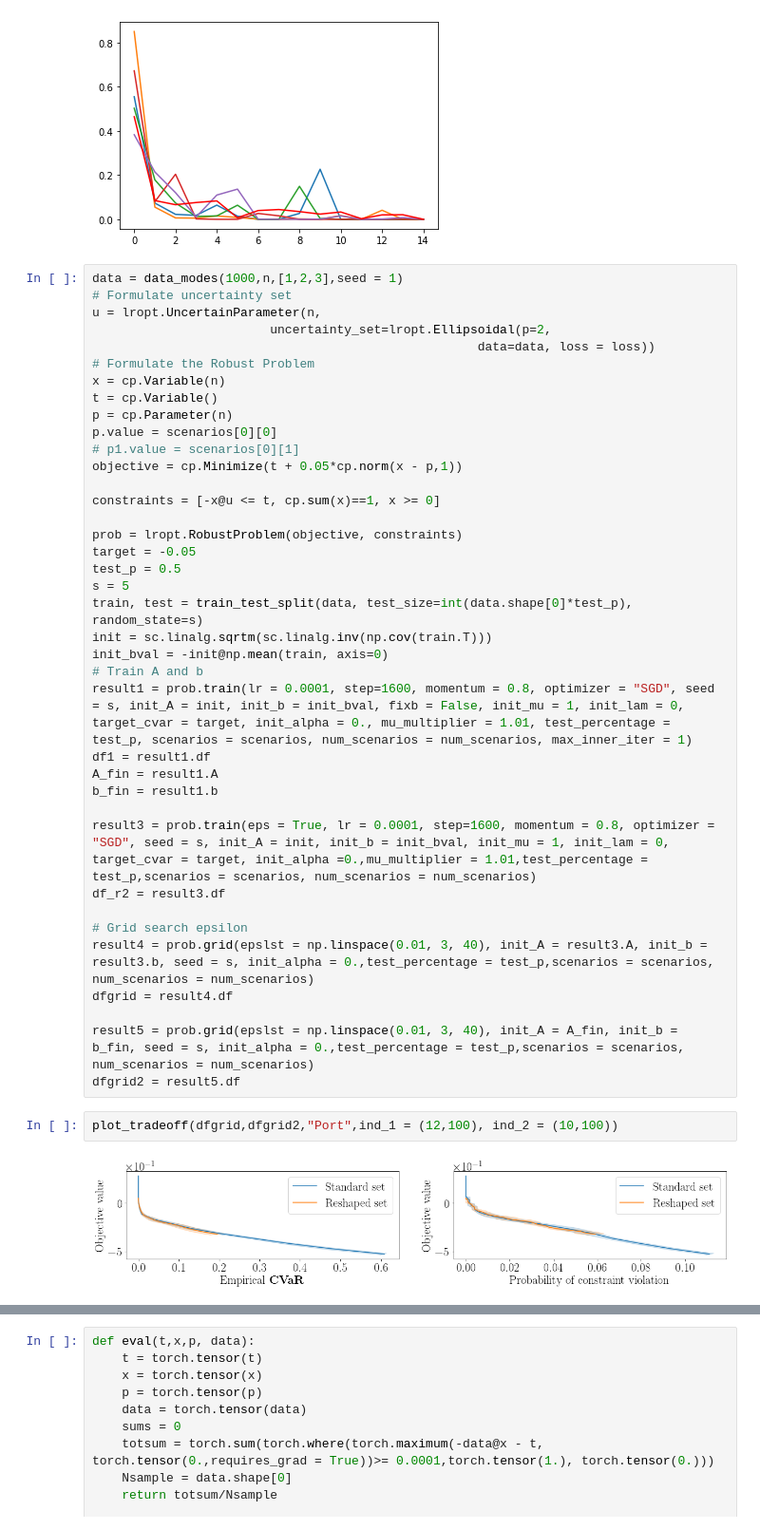
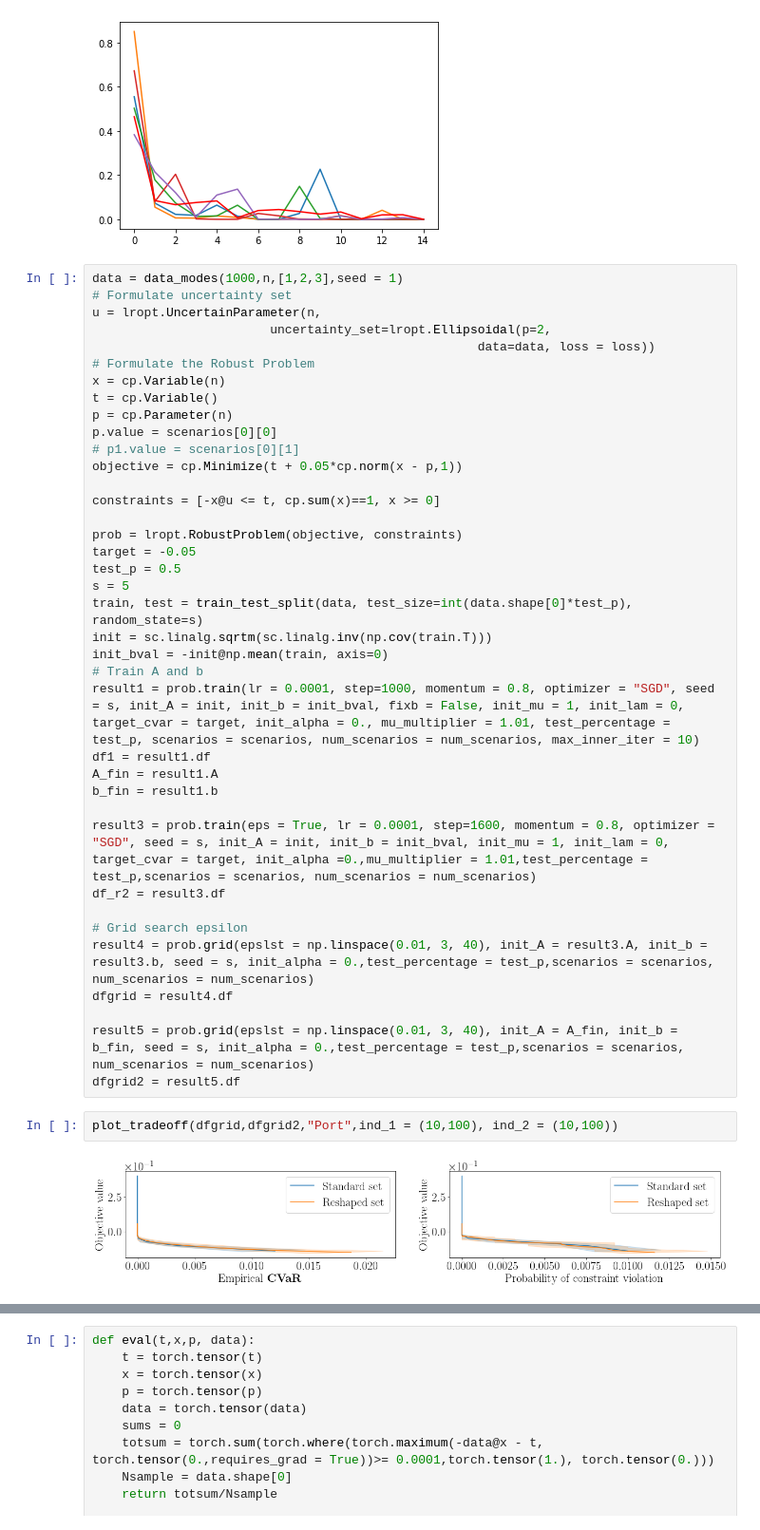
Before and after one commit to stellatogrp/lropt, a Jupyter notebook: docs/examples/experiments/Portfolio_management/Larger_portfolio.ipynb, the cells around one changed output, grey strips where cells are left out. Shown at 95% size. Drawn from its saved outputs; the diff is of its cells as text.

```diff
--- a/docs/examples/experiments/Portfolio_management/Larger_portfolio.ipynb
+++ b/docs/examples/experiments/Portfolio_management/Larger_portfolio.ipynb
@@ -98,7 +98,7 @@ train, test = train_test_split(data, test_size=int(data.shape[0]*test_p), random
 init = sc.linalg.sqrtm(sc.linalg.inv(np.cov(train.T)))
 init_bval = -init@np.mean(train, axis=0)
 # Train A and b
-result1 = prob.train(lr = 0.0001, step=1600, momentum = 0.8, optimizer = "SGD", seed = s, init_A = init, init_b = init_bval, fixb = False, init_mu = 1, init_lam = 0, target_cvar = target, init_alpha = 0., mu_multiplier = 1.01, test_percentage = test_p, scenarios = scenarios, num_scenarios = num_scenarios, max_inner_iter = 1)
+result1 = prob.train(lr = 0.0001, step=1000, momentum = 0.8, optimizer = "SGD", seed = s, init_A = init, init_b = init_bval, fixb = False, init_mu = 1, init_lam = 0, target_cvar = target, init_alpha = 0., mu_multiplier = 1.01, test_percentage = test_p, scenarios = scenarios, num_scenarios = num_scenarios, max_inner_iter = 10)
 df1 = result1.df
 A_fin = result1.A
 b_fin = result1.b
@@ -113,9 +113,9 @@ dfgrid = result4.df
 result5 = prob.grid(epslst = np.linspace(0.01, 3, 40), init_A = A_fin, init_b = b_fin, seed = s, init_alpha = 0.,test_percentage = test_p,scenarios = scenarios, num_scenarios = num_scenarios)
 dfgrid2 = result5.df
 # %%
-plot_tradeoff(dfgrid,dfgrid2,"Port",ind_1 = (12,100), ind_2 = (10,100))
+plot_tradeoff(dfgrid,dfgrid2,"Port",ind_1 = (10,100), ind_2 = (10,100))
 # %% [output]
-[figure, old version]
+[figure, new version]
 # %%
 plot_iters(df1,"Port",logscale = 1)
 # %% [output]
```
Also changed, not shown: parts of 8 cells of this notebook, 6 other files.
